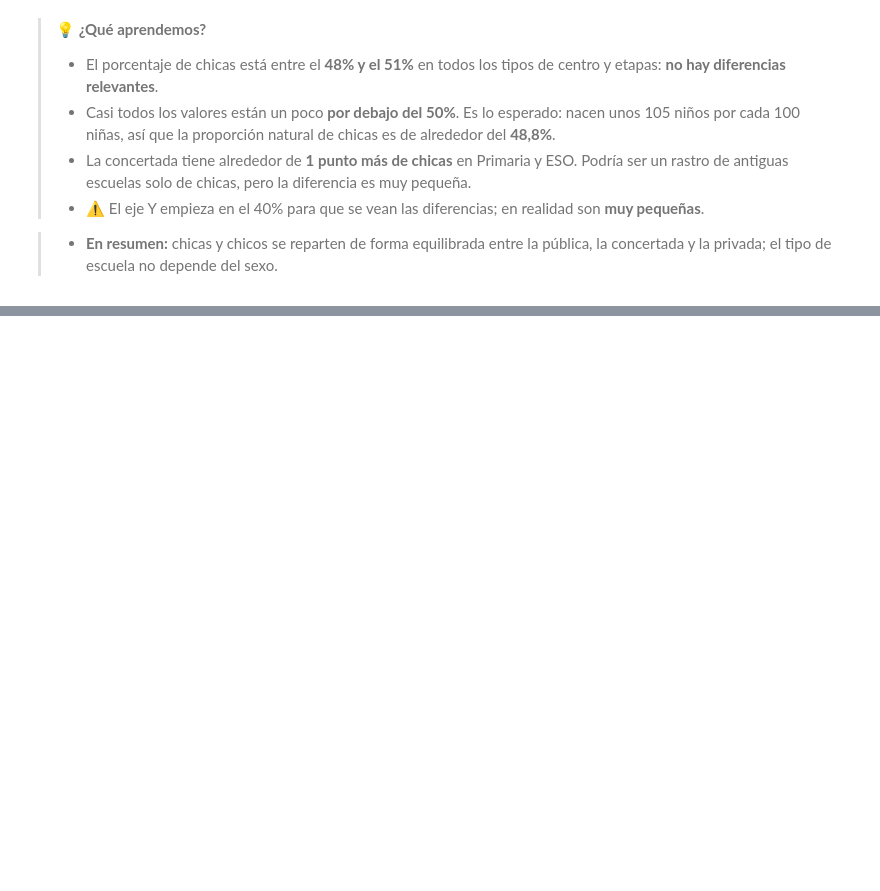
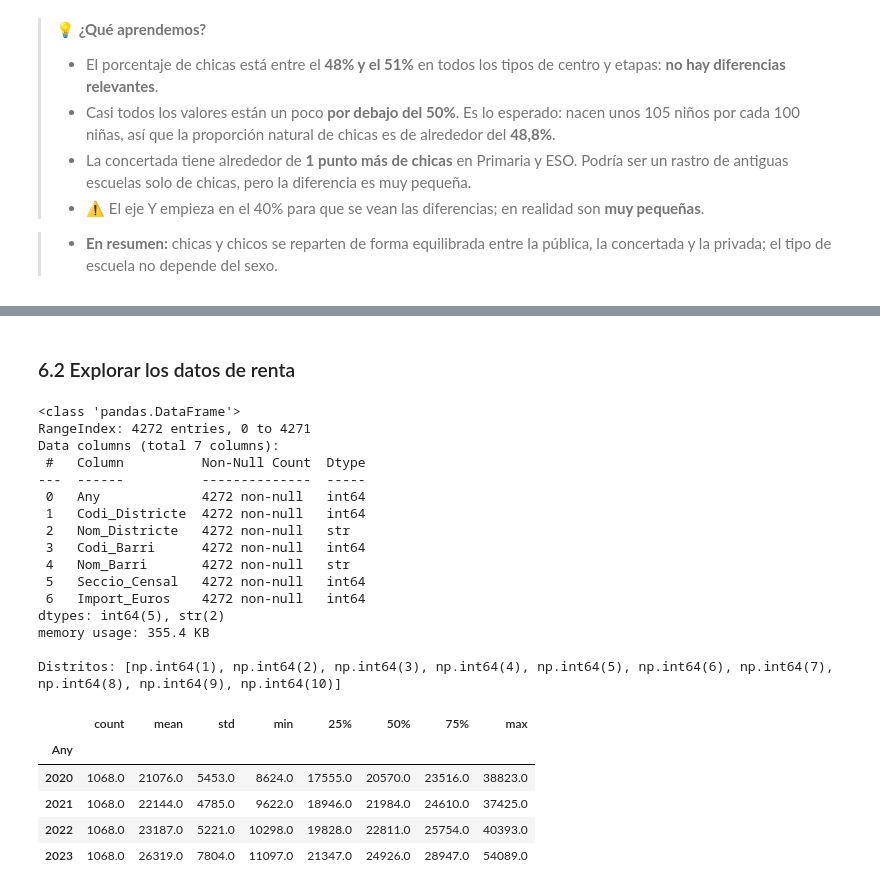
Before and after one commit to esrakesken/eda-educacion-barcelona, a Jupyter notebook: notebooks/01_eda_educacion_bcn.ipynb, the cells around one changed output, grey strips where cells are left out. Drawn from its saved outputs; the diff is of its cells as text; code cells hidden in the pictures; blank space fills up the shorter version.

Commit message:
feat: carga y exploración de los datos de renta

```diff
--- a/notebooks/01_eda_educacion_bcn.ipynb
+++ b/notebooks/01_eda_educacion_bcn.ipynb
@@ -1131,0 +1138,20 @@ plt.show()
+# %%
+URL_CKAN = "https://opendata-ajuntament.barcelona.cat/data/api/3/action/package_show"
+ANIOS_RENTA = [2020, 2021, 2022, 2023]
+
+respuesta = requests.get(URL_CKAN, params={"id": "renda-disponible-llars-bcn"})
+respuesta.raise_for_status()
+recursos = respuesta.json()["result"]["resources"]
+
+urls_renta = {
+    int(r["name"][:4]): r["url"]
+    for r in recursos
+    if r["format"].upper() == "CSV" and int(r["name"][:4]) in ANIOS_RENTA
+}
+
+renta = pd.concat([pd.read_csv(url) for url in urls_renta.values()], ignore_index=True)
+renta.to_csv("../data/raw/renta_bcn_raw.csv", index=False)
+
+print(f"Años descargados: {sorted(urls_renta)}")
+print(f"Filas: {renta.shape[0]}, Columnas: {renta.shape[1]}")
+renta.head()
@@ -1131,0 +1167,29 @@ plt.show()
+# %% [markdown]
+### 6.2 Explorar los datos de renta
+# %%
+renta.info()
+print(f"\nDistritos: {sorted(renta['Codi_Districte'].unique())}")
+renta.groupby("Any")["Import_Euros"].describe().round(0)
+# %% [output]
+<class 'pandas.DataFrame'>
+RangeIndex: 4272 entries, 0 to 4271
+Data columns (total 7 columns):
+ #   Column          Non-Null Count  Dtype
+---  ------          --------------  -----
+ 0   Any             4272 non-null   int64
+ 1   Codi_Districte  4272 non-null   int64
+ 2   Nom_Districte   4272 non-null   str
+ 3   Codi_Barri      4272 non-null   int64
+ 4   Nom_Barri       4272 non-null   str
+ 5   Seccio_Censal   4272 non-null   int64
+ 6   Import_Euros    4272 non-null   int64
+dtypes: int64(5), str(2)
+memory usage: 355.4 KB
+
+Distritos: [np.int64(1), np.int64(2), np.int64(3), np.int64(4), np.int64(5), np.int64(6), np.int64(7), np.int64(8), np.int64(9), np.int64(10)]
+|  | count | mean | std | min | 25% | 50% | 75% | max |
+| Any |  |  |  |  |  |  |  |  |
+| 2020 | 1068.0 | 21076.0 | 5453.0 | 8624.0 | 17555.0 | 20570.0 | 23516.0 | 38823.0 |
+| 2021 | 1068.0 | 22144.0 | 4785.0 | 9622.0 | 18946.0 | 21984.0 | 24610.0 | 37425.0 |
+| 2022 | 1068.0 | 23187.0 | 5221.0 | 10298.0 | 19828.0 | 22811.0 | 25754.0 | 40393.0 |
+| 2023 | 1068.0 | 26319.0 | 7804.0 | 11097.0 | 21347.0 | 24926.0 | 28947.0 | 54089.0 |
```
Also changed, not shown: parts of 5 cells of this notebook.
